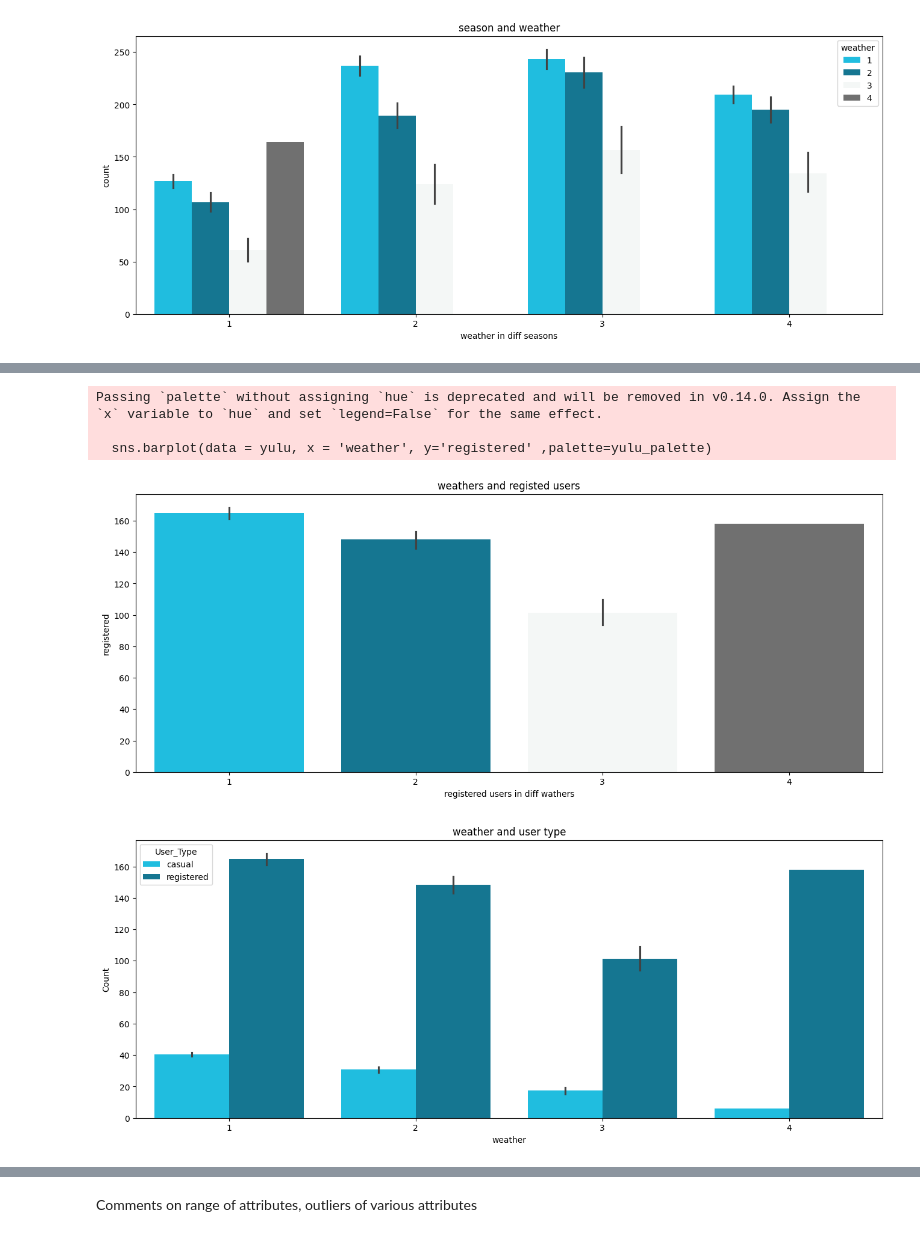
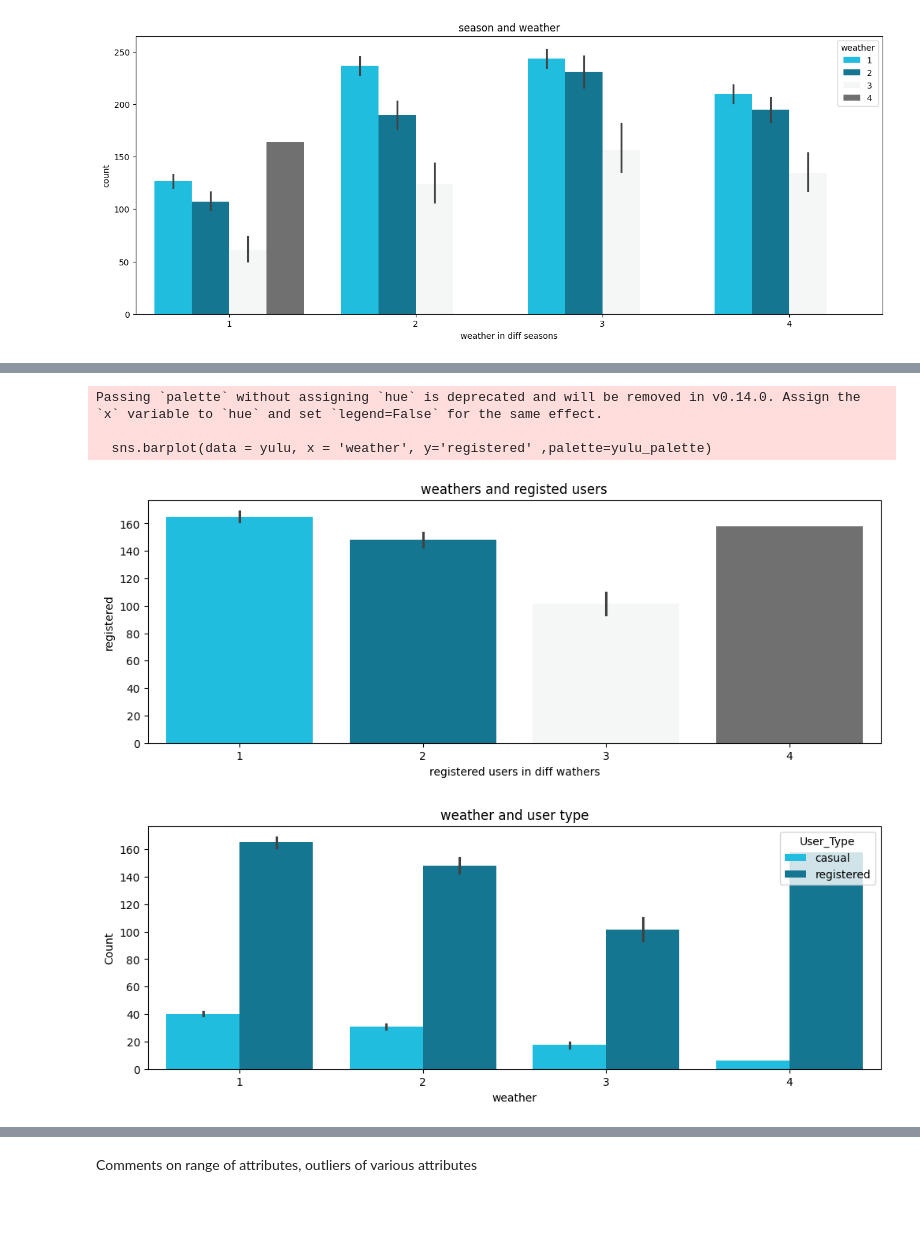
Before and after one commit to RichaGaharwar/Yulu---Hypothesis-Testing, a Jupyter notebook: Yulu_Hypothesis_Testing.ipynb, the cells around one changed output, grey strips where cells are left out. Cells and saved outputs as stored; diff of their text form; code cells hidden in the pictures; blank space fills up the shorter version.

```diff
--- a/Yulu_Hypothesis_Testing.ipynb
+++ b/Yulu_Hypothesis_Testing.ipynb
@@ -605,25 +605,25 @@ Passing `palette` without assigning `hue` is deprecated and will be removed in v
 # %%
 yulu_palette = ['#00D2FF', '#0082A6', '#F4F7F6', '#707070']
-plt.figure(figsize = (16,6))
+plt.figure(figsize = (12,4))
 sns.barplot(data = yulu, x = 'weather', y='registered' ,palette=yulu_palette)
 plt.xlabel('registered users in diff wathers')
 plt.title('weathers and registed users')
 plt.show()
 # %% [output]
 Passing `palette` without assigning `hue` is deprecated and will be removed in v0.14.0. Assign the `x` variable to `hue` and set `legend=False` for the same effect.
 
   sns.barplot(data = yulu, x = 'weather', y='registered' ,palette=yulu_palette)
-[figure, old version]
+[figure, new version]
 # %%
 yulu_melted = yulu.melt(id_vars = ['weather'], value_vars = ['casual', 'registered'],
                         var_name = 'User_Type', value_name = 'Count')
 
-plt.figure(figsize = (16,6))
+plt.figure(figsize = (12,4))
 sns.barplot(data = yulu_melted, x = 'weather', y = 'Count', hue = 'User_Type', palette = yulu_palette)
 plt.xlabel('weather')
 plt.title('weather and user type')
 plt.show()
 # %% [output]
-[figure, old version]
+[figure, new version]
 # %%
 yulu_palette = ['#00D2FF', '#0082A6', '#F4F7F6', '#707070']
```
Also changed, not shown: parts of 12 cells of this notebook.
